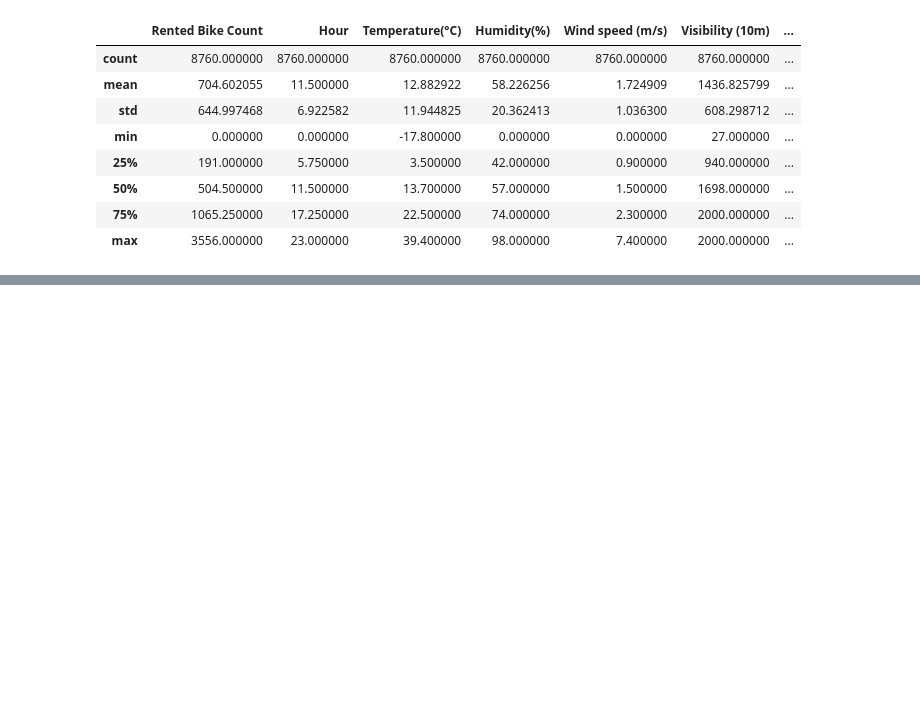
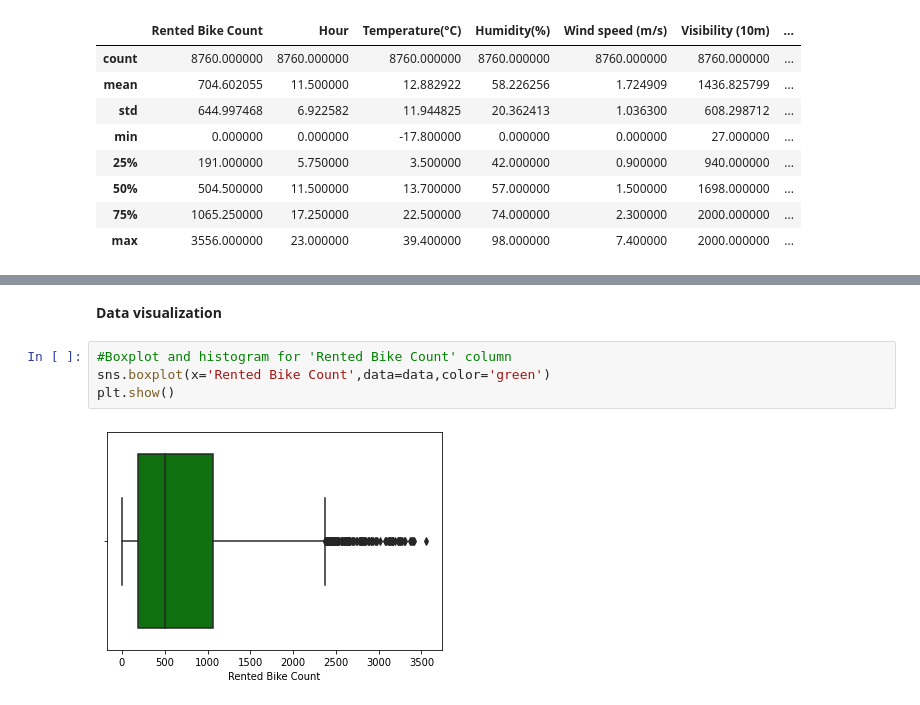
Before and after one commit to Shashankshekharpandey/Bike-Sharing-Demand-Prediction, a Jupyter notebook: Bike_Sharing_Demand_Prediction.ipynb, the cells around one changed output, grey strips where cells are left out. Cells and saved outputs as stored; diff of their text form; blank space fills up the shorter version.

```diff
--- a/Bike_Sharing_Demand_Prediction.ipynb
+++ b/Bike_Sharing_Demand_Prediction.ipynb
@@ -79,0 +100,8 @@ data.describe()
+# %% [markdown]
+**Data visualization**
+# %%
+#Boxplot and histogram for 'Rented Bike Count' column
+sns.boxplot(x='Rented Bike Count',data=data,color='green')
+plt.show()
+# %% [output]
+[figure, added]
```
Also changed, not shown: parts of 9 cells of this notebook.
